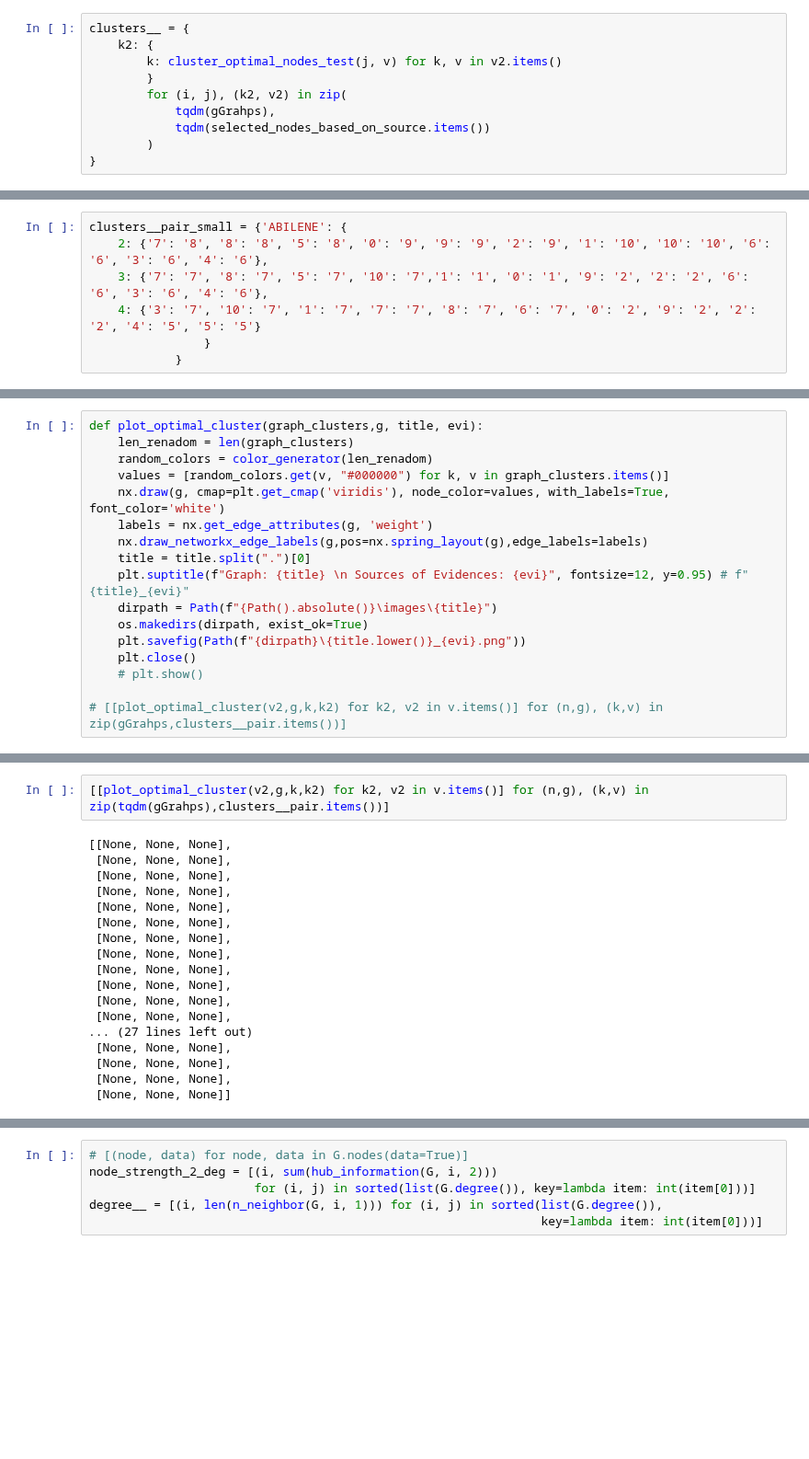
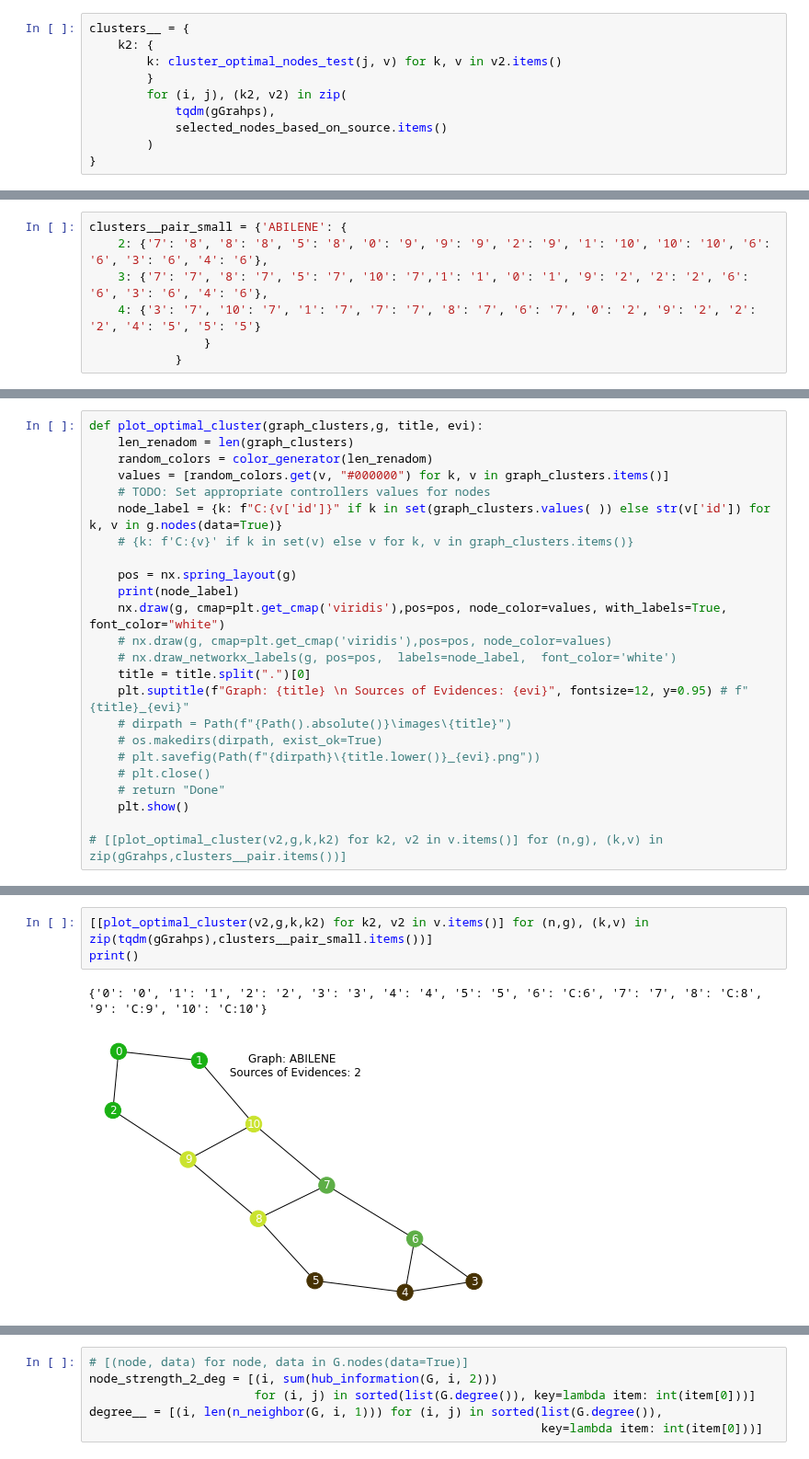
Before and after one commit to odunayo12/Skoltech-PhD-Thesis, a Jupyter notebook: _codes/SIR/Influential-nodes-identification-in-complex-networks-via-information-entropy/experiments and data/different_multi.ipynb, the cells around one changed output, grey strips where cells are left out. Shown at 92% size. Drawn from its saved outputs; the diff is of its cells as text; blank space fills up the shorter version.

Commit message:
working on node designation

```diff
--- a/_codes/SIR/Influential-nodes-identification-in-complex-networks-via-information-entropy/experiments and data/different_multi.ipynb
+++ b/_codes/SIR/Influential-nodes-identification-in-complex-networks-via-information-entropy/experiments and data/different_multi.ipynb
@@ -135,7 +135,7 @@ clusters__ = {
         }
         for (i, j), (k2, v2) in zip(
             tqdm(gGrahps),
-            tqdm(selected_nodes_based_on_source.items())
+            selected_nodes_based_on_source.items()
         )
 }
 # %%
@@ -197,15 +171,22 @@ def plot_optimal_cluster(graph_clusters,g, title, evi):
     len_renadom = len(graph_clusters)
     random_colors = color_generator(len_renadom)
     values = [random_colors.get(v, "#000000") for k, v in graph_clusters.items()]
-    nx.draw(g, cmap=plt.get_cmap('viridis'), node_color=values, with_labels=True, font_color='white')
-    labels = nx.get_edge_attributes(g, 'weight')
-    nx.draw_networkx_edge_labels(g,pos=nx.spring_layout(g),edge_labels=labels)
+    # TODO: Set appropriate controllers values for nodes
+    node_label = {k: f"C:{v['id']}" if k in set(graph_clusters.values( )) else str(v['id']) for k, v in g.nodes(data=True)}
+    # {k: f'C:{v}' if k in set(v) else v for k, v in graph_clusters.items()}
+
+    pos = nx.spring_layout(g)
+    print(node_label)
+    nx.draw(g, cmap=plt.get_cmap('viridis'),pos=pos, node_color=values, with_labels=True, font_color="white")
+    # nx.draw(g, cmap=plt.get_cmap('viridis'),pos=pos, node_color=values)
+    # nx.draw_networkx_labels(g, pos=pos,  labels=node_label,  font_color='white')
     title = title.split(".")[0]
     plt.suptitle(f"Graph: {title} \n Sources of Evidences: {evi}", fontsize=12, y=0.95) # f"{title}_{evi}"
-    dirpath = Path(f"{Path().absolute()}\images\{title}")
-    os.makedirs(dirpath, exist_ok=True)
-    plt.savefig(Path(f"{dirpath}\{title.lower()}_{evi}.png"))
-    plt.close()
-    # plt.show()
+    # dirpath = Path(f"{Path().absolute()}\images\{title}")
+    # os.makedirs(dirpath, exist_ok=True)
+    # plt.savefig(Path(f"{dirpath}\{title.lower()}_{evi}.png"))
+    # plt.close()
+    # return "Done"
+    plt.show()
 
 # [[plot_optimal_cluster(v2,g,k,k2) for k2, v2 in v.items()] for (n,g), (k,v) in zip(gGrahps,clusters__pair.items())]
@@ -212,20 +235,6 @@ def plot_optimal_cluster(graph_clusters,g, title, evi):
 # %%
-[[plot_optimal_cluster(v2,g,k,k2) for k2, v2 in v.items()] for (n,g), (k,v) in zip(tqdm(gGrahps),clusters__pair.items())]
+[[plot_optimal_cluster(v2,g,k,k2) for k2, v2 in v.items()] for (n,g), (k,v) in zip(tqdm(gGrahps),clusters__pair_small.items())]
+print()
 # %% [output]
-[[None, None, None],
- [None, None, None],
- [None, None, None],
- [None, None, None],
- [None, None, None],
- [None, None, None],
- [None, None, None],
- [None, None, None],
- [None, None, None],
- [None, None, None],
- [None, None, None],
- [None, None, None],
-... (27 lines left out)
- [None, None, None],
- [None, None, None],
- [None, None, None],
- [None, None, None]]
+{'0': '0', '1': '1', '2': '2', '3': '3', '4': '4', '5': '5', '6': 'C:6', '7': '7', '8': 'C:8', '9': 'C:9', '10': 'C:10'}
+[figure, added]
```
Also changed, not shown: parts of 10 cells of this notebook.
